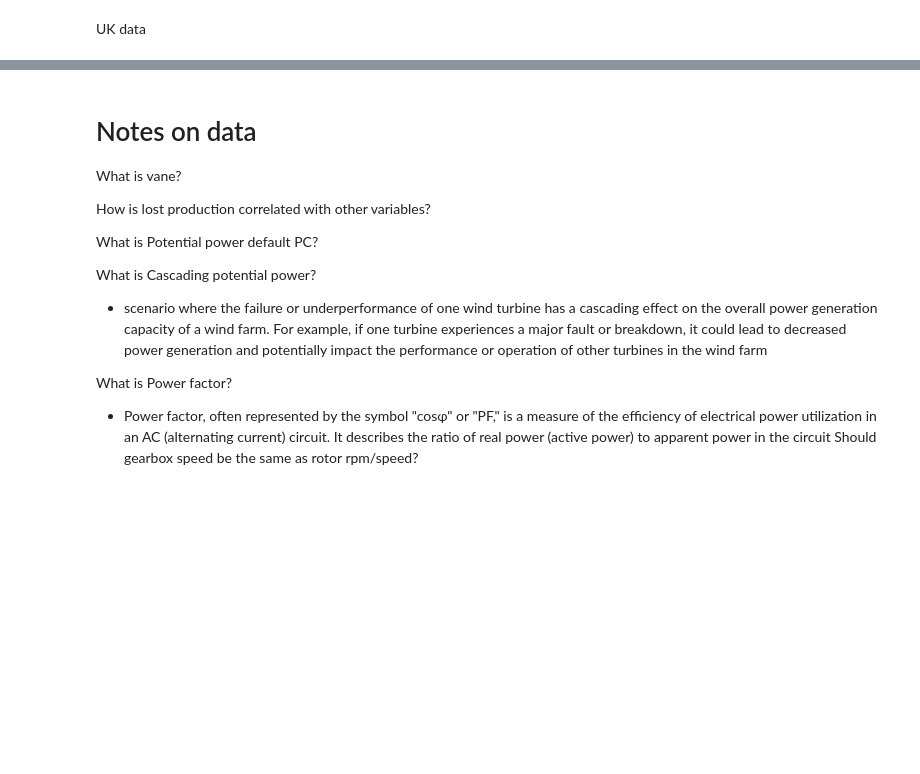
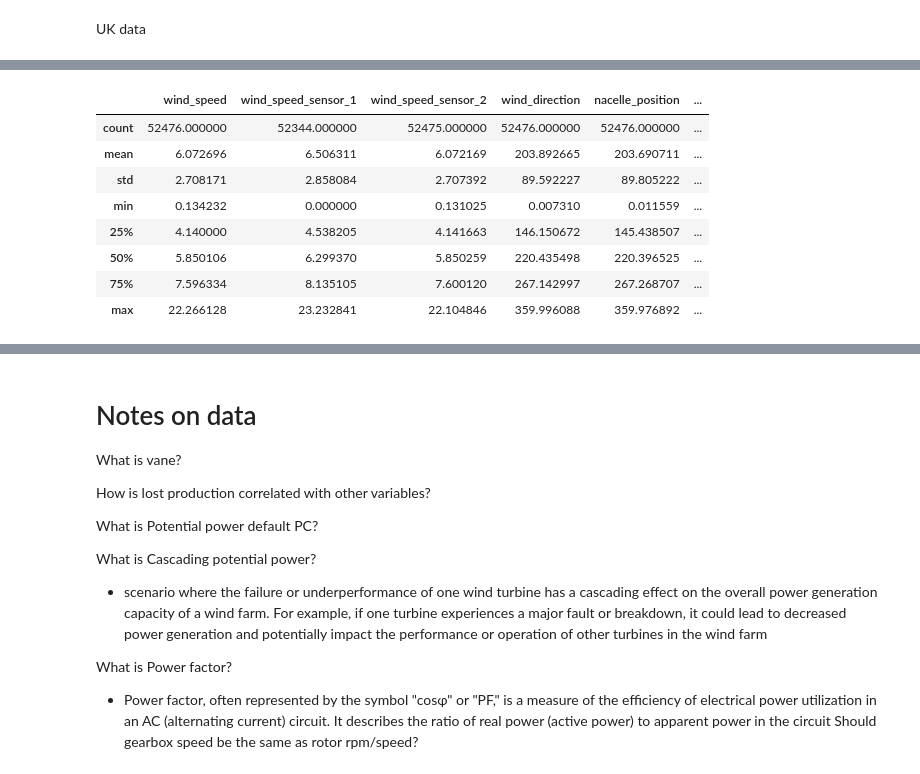
Before and after one commit to lenare/mlses-wind-power-forecast, a Jupyter notebook: notebooks/data_exploration_uk.ipynb, the cells around one changed output, grey strips where cells are left out. Cells and saved outputs as stored; diff of their text form; code cells hidden in the pictures; blank space fills up the shorter version.

```diff
--- a/notebooks/data_exploration_uk.ipynb
+++ b/notebooks/data_exploration_uk.ipynb
@@ -42,0 +235,12 @@ full_kelmarsh_df.describe()
+# %%
+final_1_kelmarsh_1_2019_df.describe()
+# %% [output]
+|  | wind_speed | wind_speed_sensor_1 | wind_speed_sensor_2 | wind_direction | nacelle_position | ... |
+| count | 52476.000000 | 52344.000000 | 52475.000000 | 52476.000000 | 52476.000000 | ... |
+| mean | 6.072696 | 6.506311 | 6.072169 | 203.892665 | 203.690711 | ... |
+| std | 2.708171 | 2.858084 | 2.707392 | 89.592227 | 89.805222 | ... |
+| min | 0.134232 | 0.000000 | 0.131025 | 0.007310 | 0.011559 | ... |
+| 25% | 4.140000 | 4.538205 | 4.141663 | 146.150672 | 145.438507 | ... |
+| 50% | 5.850106 | 6.299370 | 5.850259 | 220.435498 | 220.396525 | ... |
+| 75% | 7.596334 | 8.135105 | 7.600120 | 267.142997 | 267.268707 | ... |
+| max | 22.266128 | 23.232841 | 22.104846 | 359.996088 | 359.976892 | ... |
```
Also changed, not shown: parts of 27 cells of this notebook, 46 other files.
